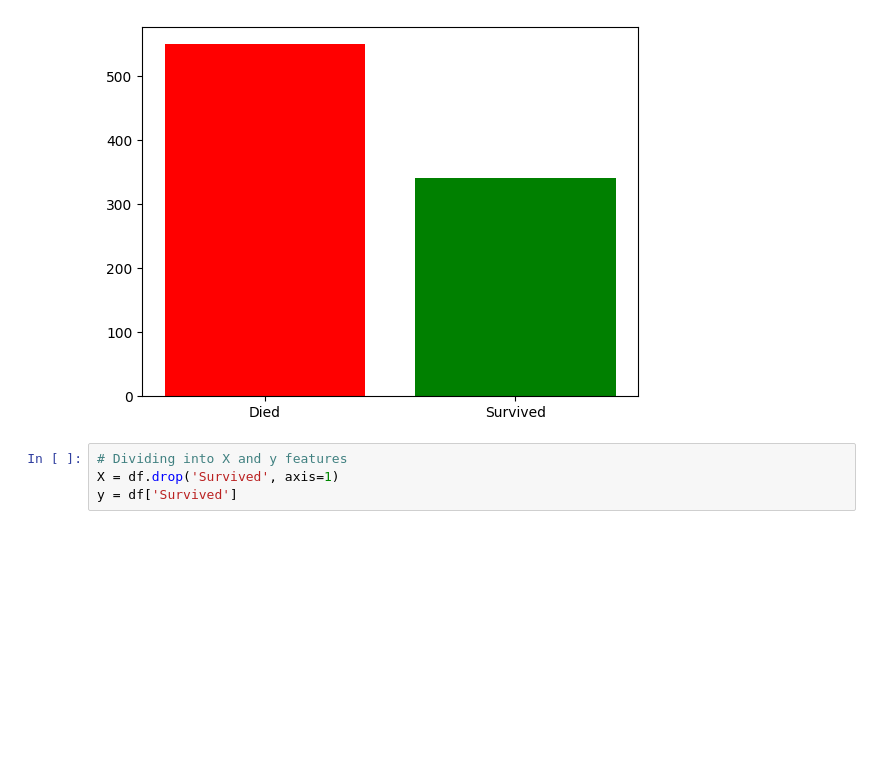
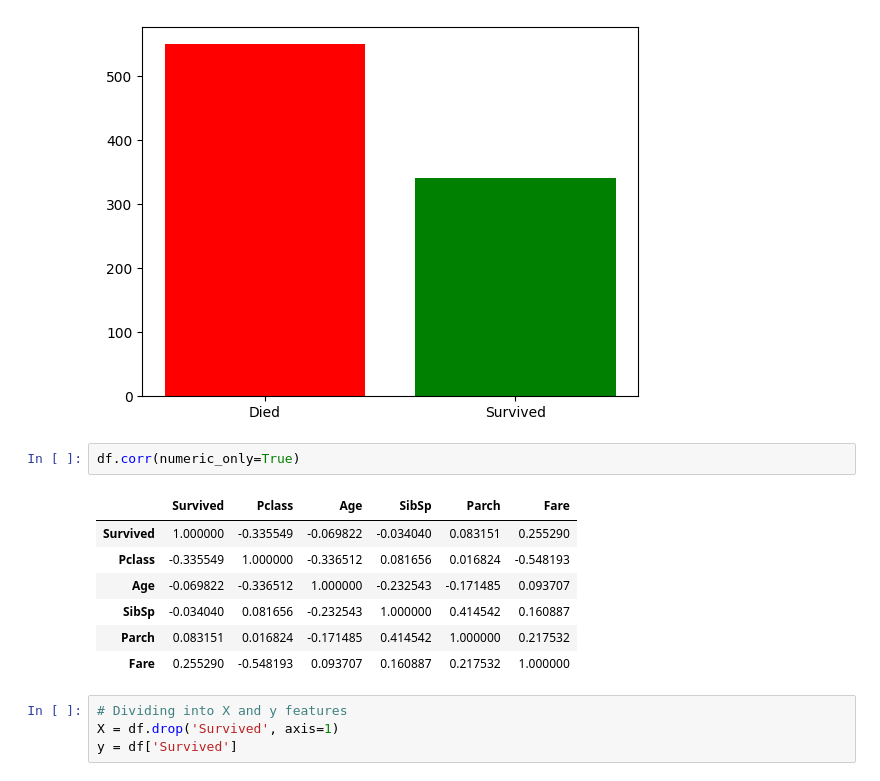
Before and after one commit to IntelliMurtaza/Titanic-Survivel, a Jupyter notebook: notebooks/titanic.ipynb, the cells around one changed output. Drawn from its saved outputs; the diff is of its cells as text; blank space fills up the shorter version.

```diff
--- a/notebooks/titanic.ipynb
+++ b/notebooks/titanic.ipynb
@@ -149,6 +167,16 @@ plt.figure()
 plt.bar(labels, count, color=['Red', 'green']);
 # %% [output]
 [figure]
+# %%
+df.corr(numeric_only=True)
+# %% [output]
+|  | Survived | Pclass | Age | SibSp | Parch | Fare |
+| Survived | 1.000000 | -0.335549 | -0.069822 | -0.034040 | 0.083151 | 0.255290 |
+| Pclass | -0.335549 | 1.000000 | -0.336512 | 0.081656 | 0.016824 | -0.548193 |
+| Age | -0.069822 | -0.336512 | 1.000000 | -0.232543 | -0.171485 | 0.093707 |
+| SibSp | -0.034040 | 0.081656 | -0.232543 | 1.000000 | 0.414542 | 0.160887 |
+| Parch | 0.083151 | 0.016824 | -0.171485 | 0.414542 | 1.000000 | 0.217532 |
+| Fare | 0.255290 | -0.548193 | 0.093707 | 0.160887 | 0.217532 | 1.000000 |
 # %%
 # Dividing into X and y features
 X = df.drop('Survived', axis=1)
```
Also changed, not shown: parts of 36 cells of this notebook.
